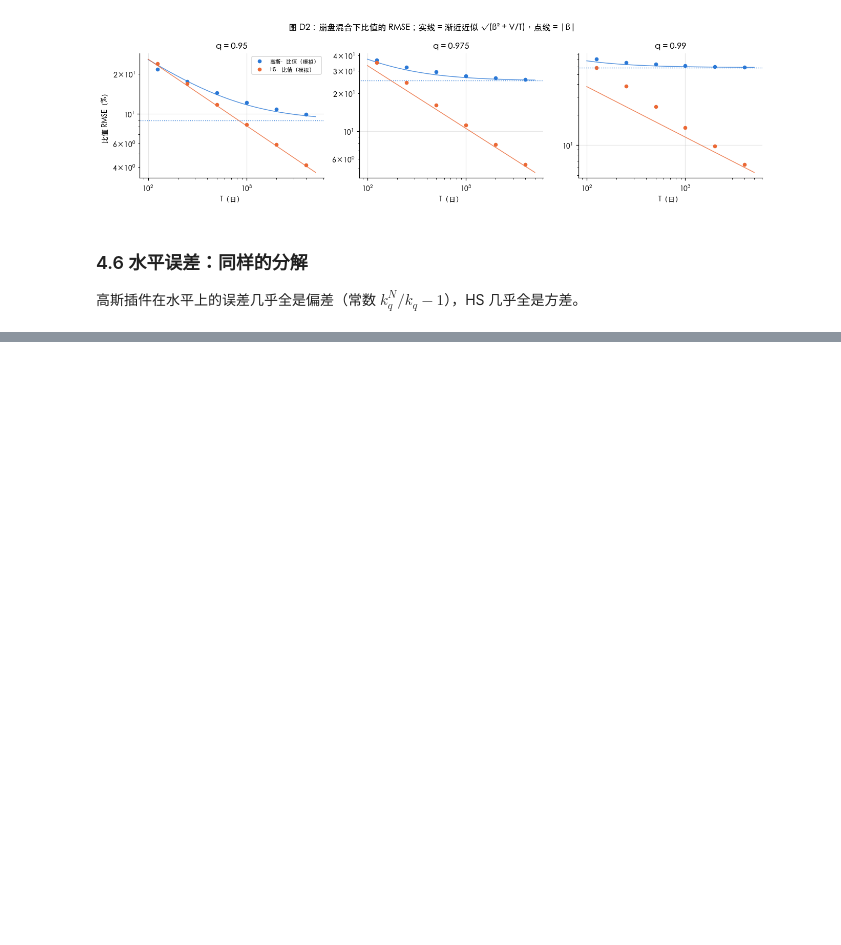
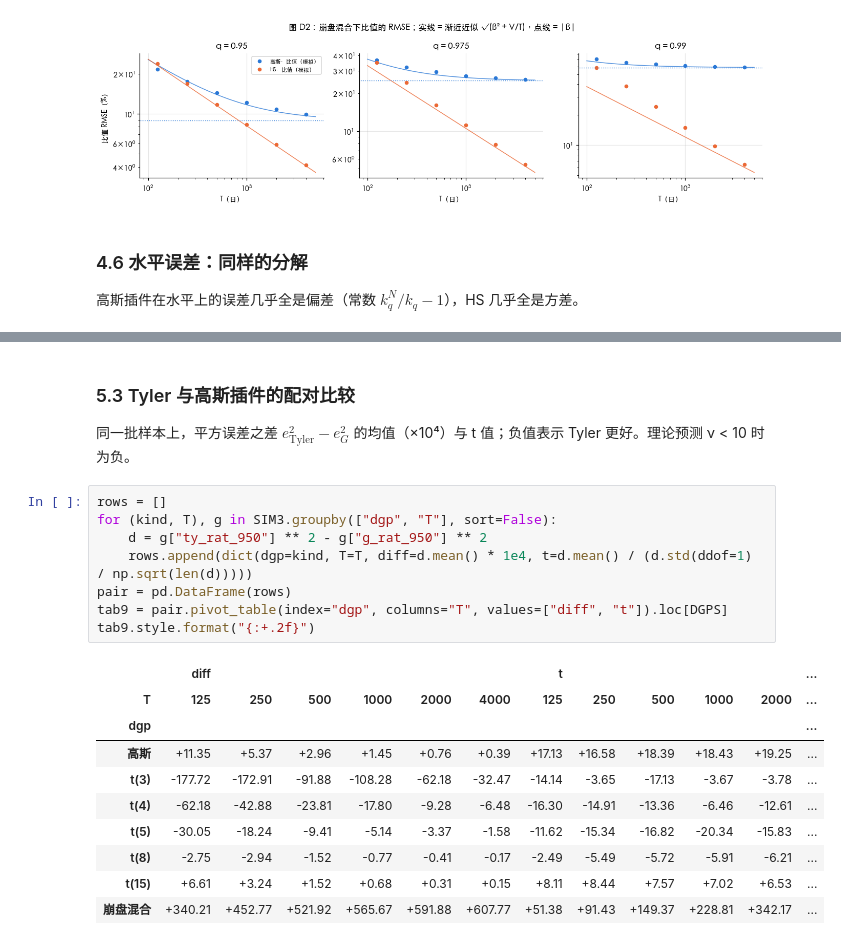
Before and after one commit to lshangro-png/tail-risk-cn, a Jupyter notebook: studies/09_estimation_vs_decision/bias_variance.ipynb, the cells around one changed output, grey strips where cells are left out. Cells and saved outputs as stored; diff of their text form; blank space fills up the shorter version.

```diff
--- a/studies/09_estimation_vs_decision/bias_variance.ipynb
+++ b/studies/09_estimation_vs_decision/bias_variance.ipynb
@@ -513,0 +707,23 @@ tab6.style.format("{:+.2f}")
+# %% [markdown]
+### 5.3 Tyler 与高斯插件的配对比较
+
+同一批样本上，平方误差之差 $e_{\mathrm{Tyler}}^2-e_G^2$ 的均值（×10⁴）与 t 值；负值表示 Tyler 更好。理论预测 ν < 10 时为负。
+# %%
+rows = []
+for (kind, T), g in SIM3.groupby(["dgp", "T"], sort=False):
+    d = g["ty_rat_950"] ** 2 - g["g_rat_950"] ** 2
+    rows.append(dict(dgp=kind, T=T, diff=d.mean() * 1e4, t=d.mean() / (d.std(ddof=1) / np.sqrt(len(d)))))
+pair = pd.DataFrame(rows)
+tab9 = pair.pivot_table(index="dgp", columns="T", values=["diff", "t"]).loc[DGPS]
+tab9.style.format("{:+.2f}")
+# %% [output]
+|  | diff |  |  |  |  |  | t |  |  |  |  | ... |
+| T | 125 | 250 | 500 | 1000 | 2000 | 4000 | 125 | 250 | 500 | 1000 | 2000 | ... |
+| dgp |  |  |  |  |  |  |  |  |  |  |  | ... |
+| 高斯 | +11.35 | +5.37 | +2.96 | +1.45 | +0.76 | +0.39 | +17.13 | +16.58 | +18.39 | +18.43 | +19.25 | ... |
+| t(3) | -177.72 | -172.91 | -91.88 | -108.28 | -62.18 | -32.47 | -14.14 | -3.65 | -17.13 | -3.67 | -3.78 | ... |
+| t(4) | -62.18 | -42.88 | -23.81 | -17.80 | -9.28 | -6.48 | -16.30 | -14.91 | -13.36 | -6.46 | -12.61 | ... |
+| t(5) | -30.05 | -18.24 | -9.41 | -5.14 | -3.37 | -1.58 | -11.62 | -15.34 | -16.82 | -20.34 | -15.83 | ... |
+| t(8) | -2.75 | -2.94 | -1.52 | -0.77 | -0.41 | -0.17 | -2.49 | -5.49 | -5.72 | -5.91 | -6.21 | ... |
+| t(15) | +6.61 | +3.24 | +1.52 | +0.68 | +0.31 | +0.15 | +8.11 | +8.44 | +7.57 | +7.02 | +6.53 | ... |
+| 崩盘混合 | +340.21 | +452.77 | +521.92 | +565.67 | +591.88 | +607.77 | +51.38 | +91.43 | +149.37 | +228.81 | +342.17 | ... |
```
Also changed, not shown: parts of 12 cells of this notebook, 3 other files.
